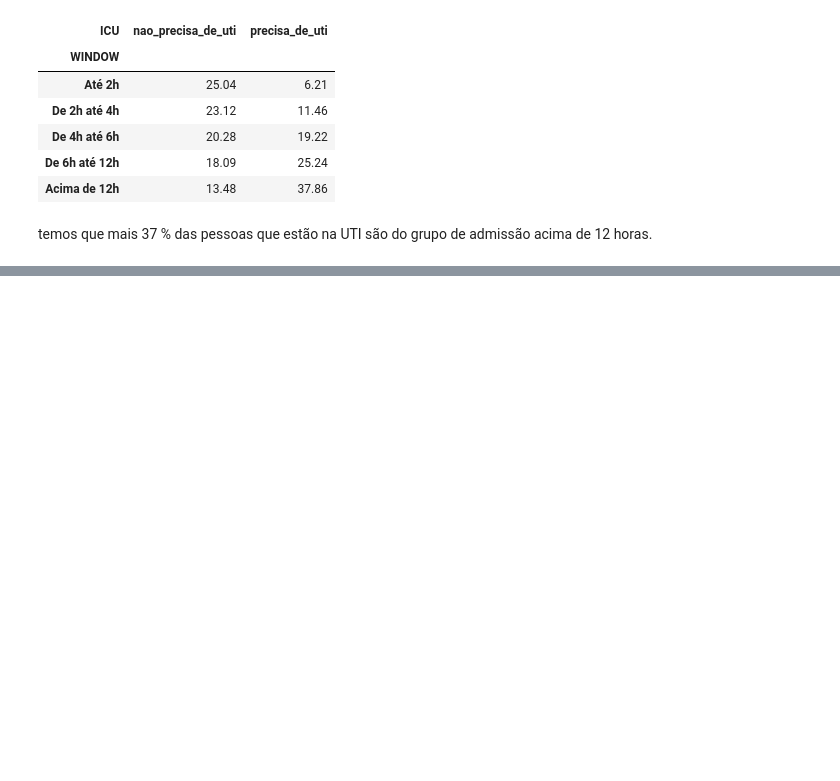
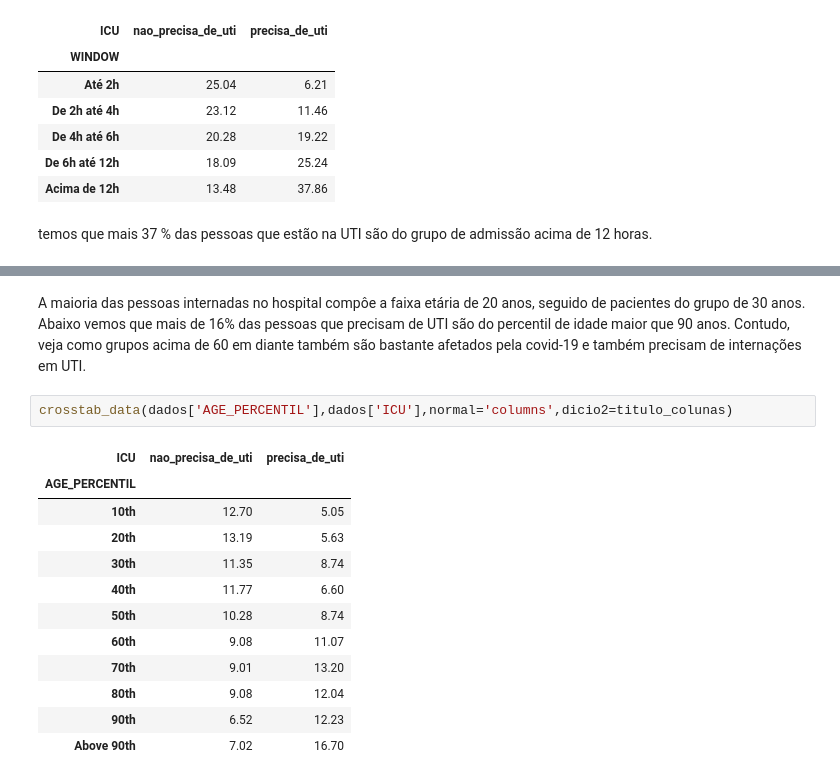
Before and after one commit to MatheusOrange211/Sirio_Libanes_ICU_Prediction, a Jupyter notebook: Visualizando_os_dados_Sirio_Libanes.ipynb, the cells around one changed output, grey strips where cells are left out. Saved outputs shown, nothing was run; the diff lists cells and outputs as text; blank space fills up the shorter version.

```diff
--- a/Visualizando_os_dados_Sirio_Libanes.ipynb
+++ b/Visualizando_os_dados_Sirio_Libanes.ipynb
@@ -211,0 +279,17 @@ temos que mais 37 % das pessoas que estão na UTI são do grupo de admissão aci
+# %% [markdown]
+A maioria das pessoas internadas no hospital compôe a faixa etária de  20 anos, seguido de pacientes do grupo de 30 anos. Abaixo vemos que mais de 16% das pessoas que precisam de UTI são do percentil de idade maior que 90 anos. Contudo, veja como grupos acima de 60 em diante também são bastante afetados pela covid-19 e também precisam de internações em UTI.
+# %%
+crosstab_data(dados['AGE_PERCENTIL'],dados['ICU'],normal='columns',dicio2=titulo_colunas)
+# %% [output]
+| ICU | nao_precisa_de_uti | precisa_de_uti |
+| AGE_PERCENTIL |  |  |
+| 10th | 12.70 | 5.05 |
+| 20th | 13.19 | 5.63 |
+| 30th | 11.35 | 8.74 |
+| 40th | 11.77 | 6.60 |
+| 50th | 10.28 | 8.74 |
+| 60th | 9.08 | 11.07 |
+| 70th | 9.01 | 13.20 |
+| 80th | 9.08 | 12.04 |
+| 90th | 6.52 | 12.23 |
+| Above 90th | 7.02 | 16.70 |
```
Also changed, not shown: parts of 13 cells of this notebook.
